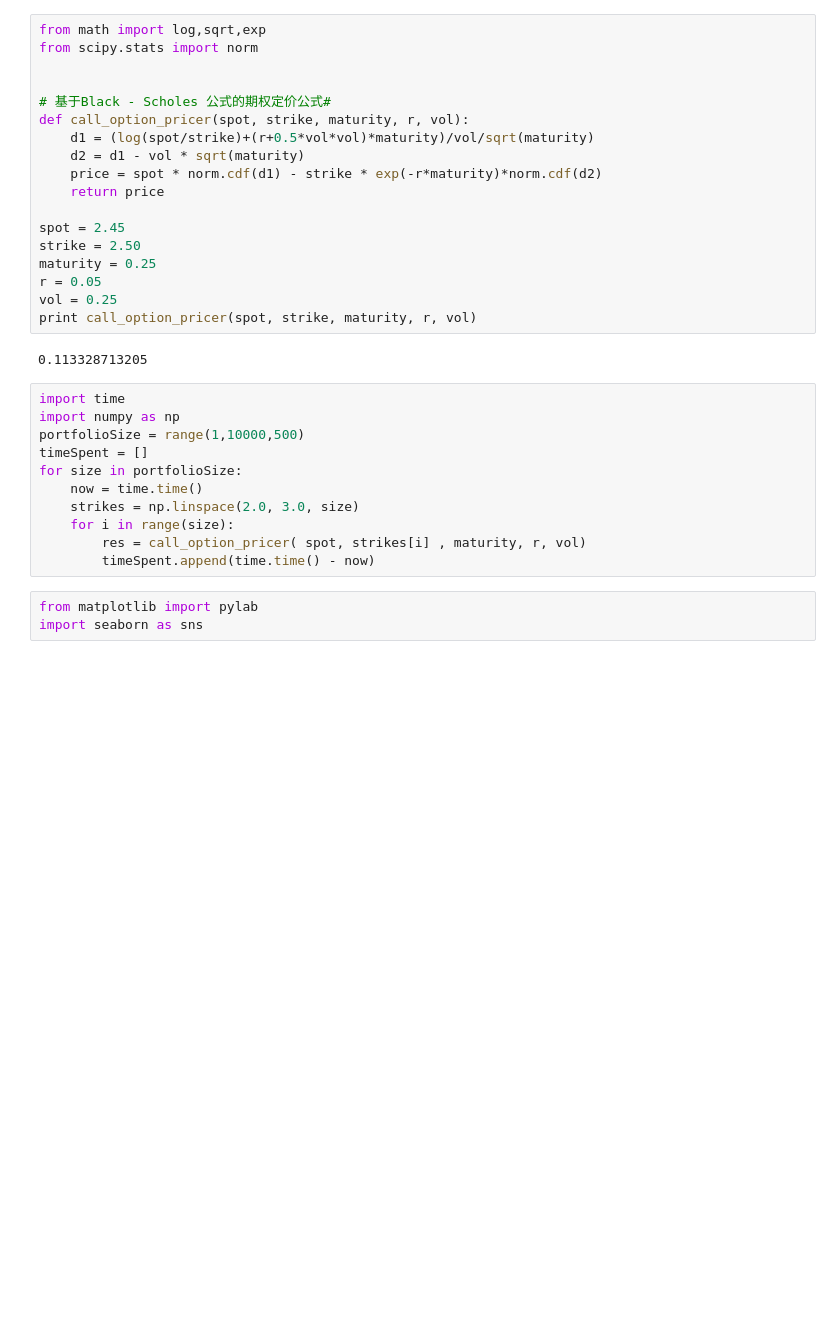
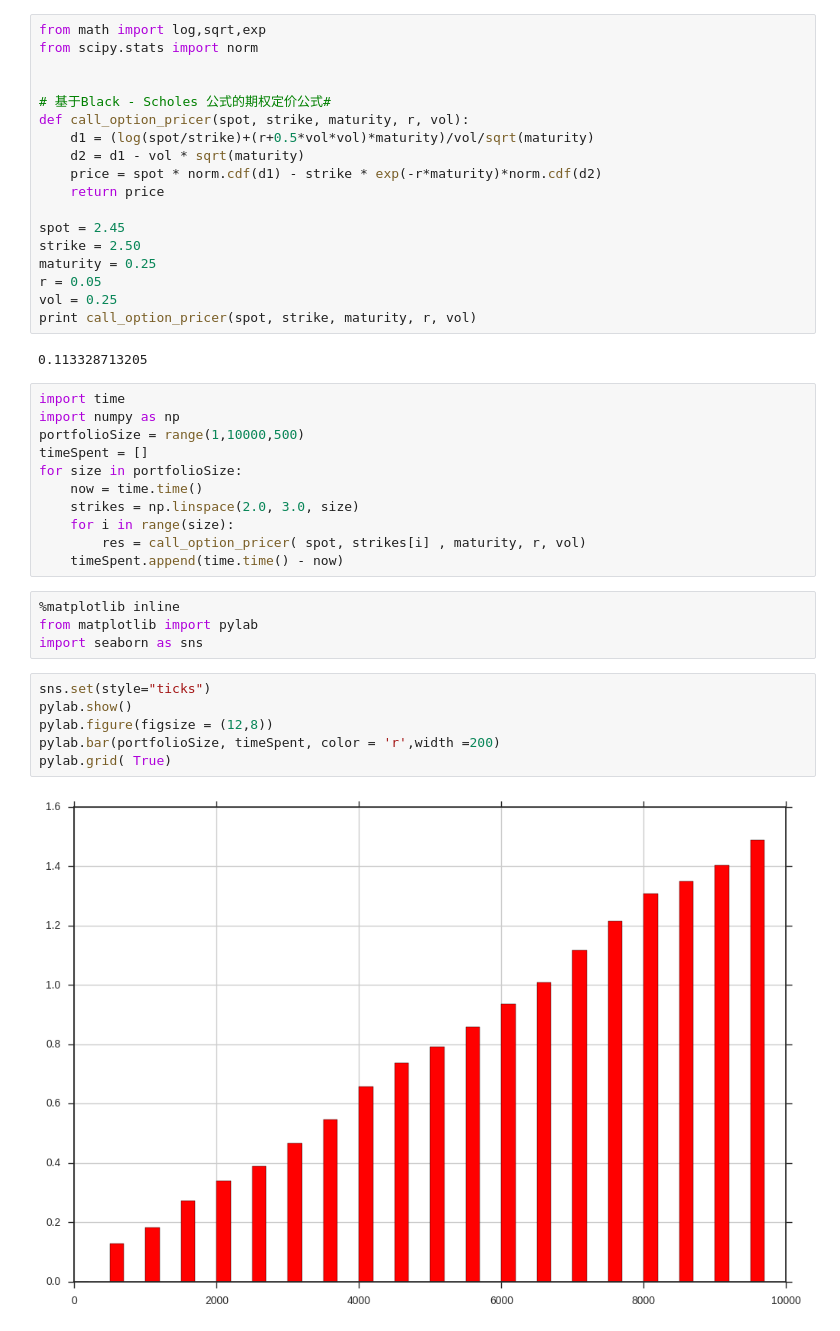
Before and after one commit to xujinchang/python_Quant, a Jupyter notebook: quant.ipynb, the cells around one changed output. Cells and saved outputs as stored; diff of their text form; blank space fills up the shorter version.

```diff
--- a/quant.ipynb
+++ b/quant.ipynb
@@ -171,7 +171,16 @@ for size in portfolioSize:
     strikes = np.linspace(2.0, 3.0, size)
     for i in range(size):
         res = call_option_pricer( spot, strikes[i] , maturity, r, vol)
-        timeSpent.append(time.time() - now)
+    timeSpent.append(time.time() - now)
 # %%
+%matplotlib inline
 from matplotlib import pylab
 import seaborn as sns
+# %%
+sns.set(style="ticks")
+pylab.show()
+pylab.figure(figsize = (12,8))
+pylab.bar(portfolioSize, timeSpent, color = 'r',width =200)
+pylab.grid( True)
+# %% [output]
+[figure, added]
```
Also changed, not shown: parts of 16 cells of this notebook.
